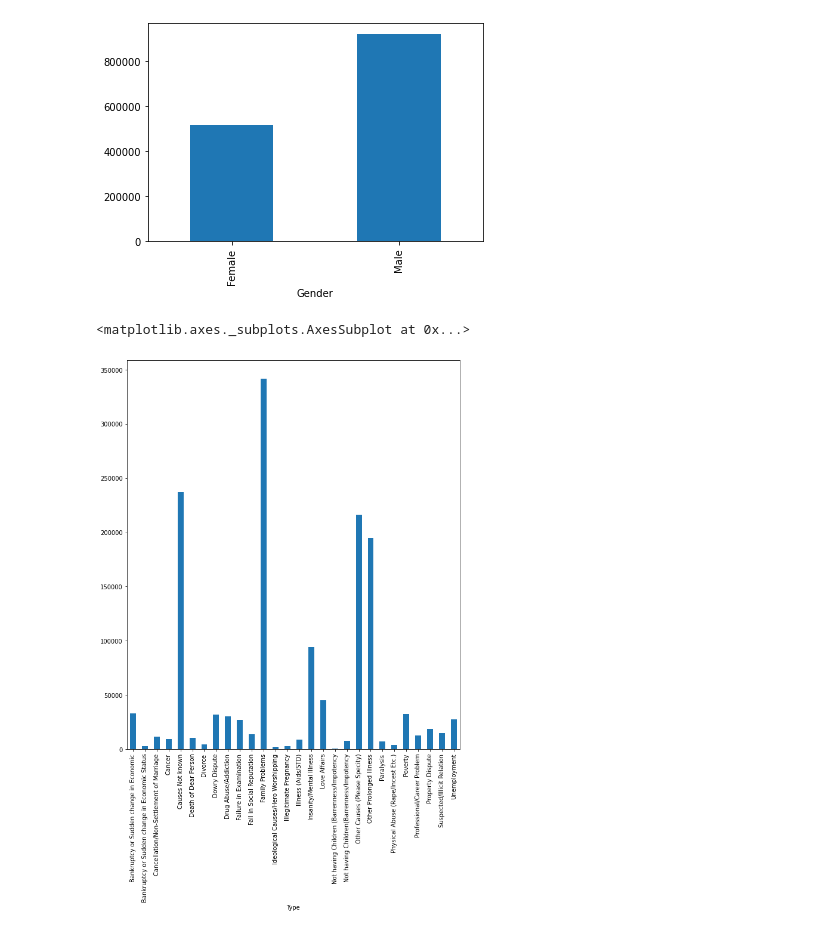
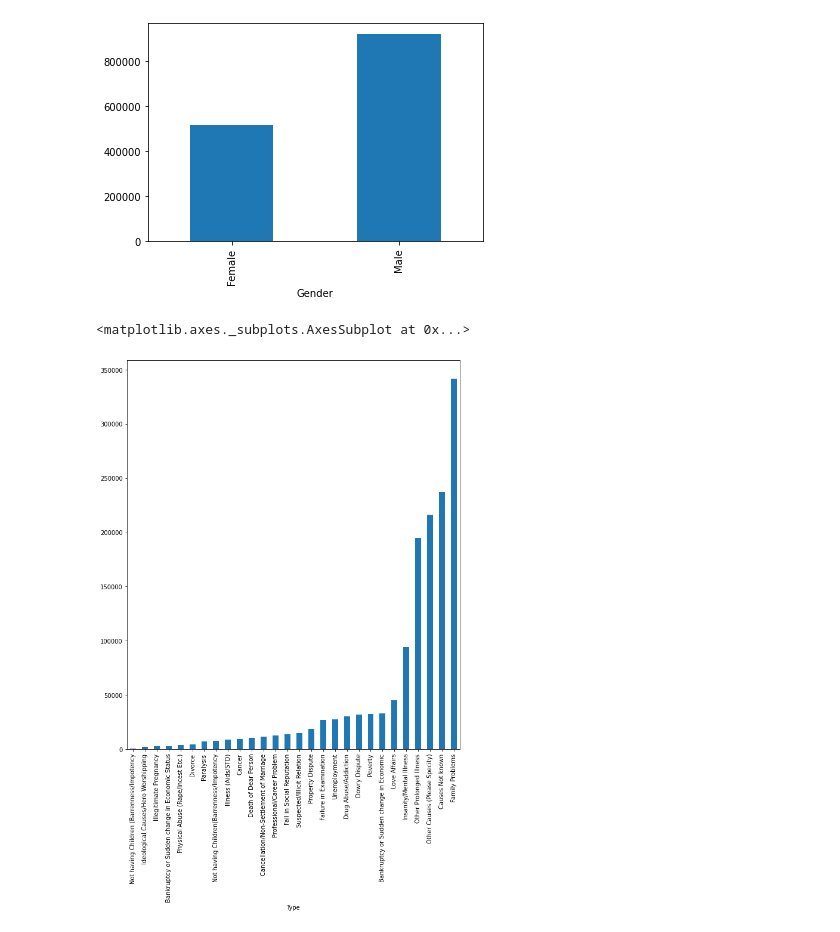
Before and after one commit to Trang000/My-Data---Python, a Jupyter notebook: Project.ipynb, the cells around one changed output. Saved outputs shown, nothing was run; the diff lists cells and outputs as text; code cells hidden in the pictures.

```diff
--- a/Project.ipynb
+++ b/Project.ipynb
@@ -226,8 +227,8 @@ select_5.plot.bar(x='Causes',y='Total', rot=90)
 <matplotlib.axes._subplots.AxesSubplot at 0x...>
 [figure]
 # %%
-select_6 = stage.groupby('Type')['Total'].sum()
+select_6 = stage.groupby('Type')['Total'].sum().sort_values()
 select_6.plot.bar(x='Type',y='Total', figsize=(10,12))
 # %% [output]
 <matplotlib.axes._subplots.AxesSubplot at 0x...>
-[figure, old version]
+[figure, new version]
```
Also changed, not shown: parts of 14 cells of this notebook.
